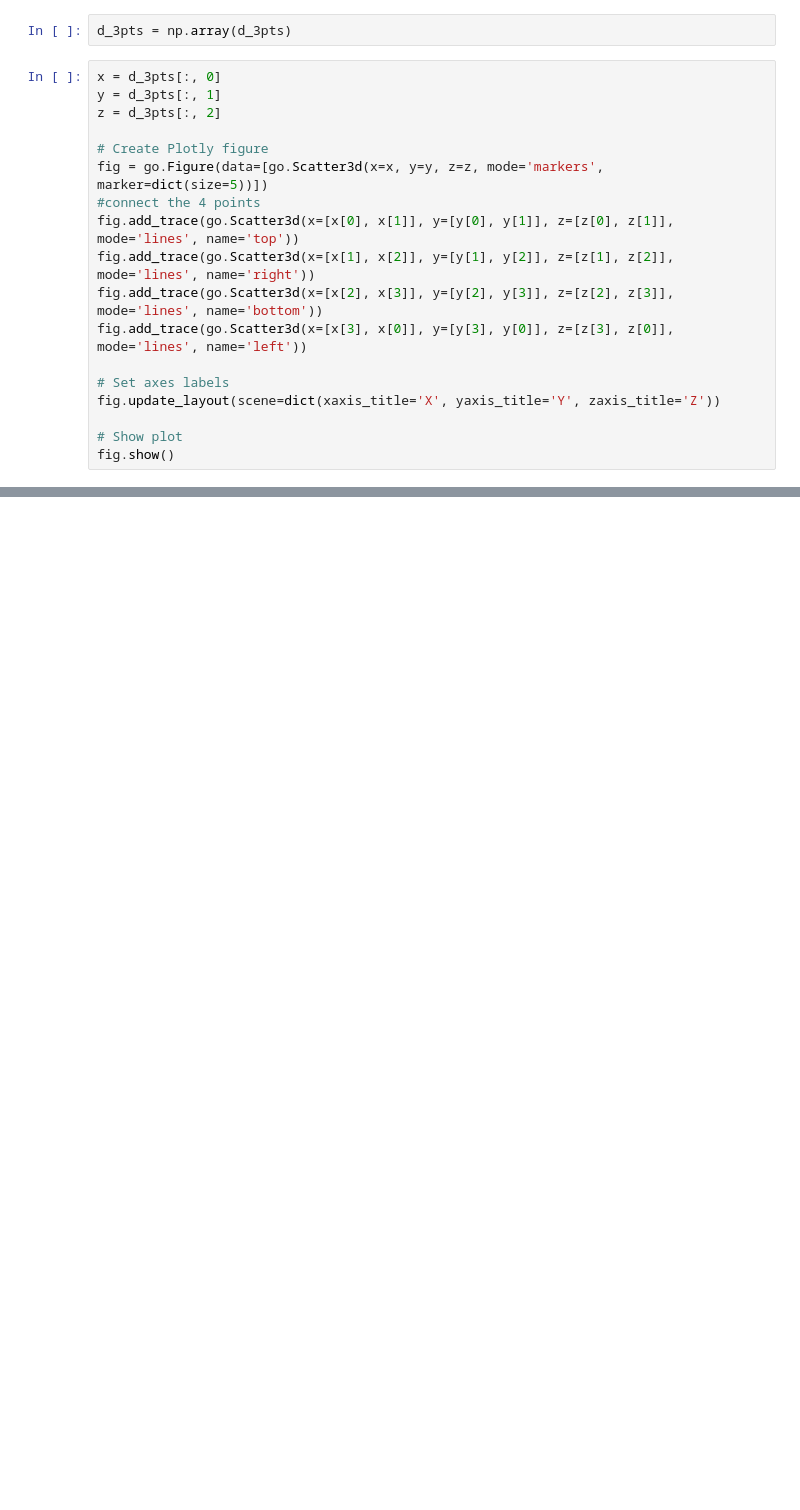
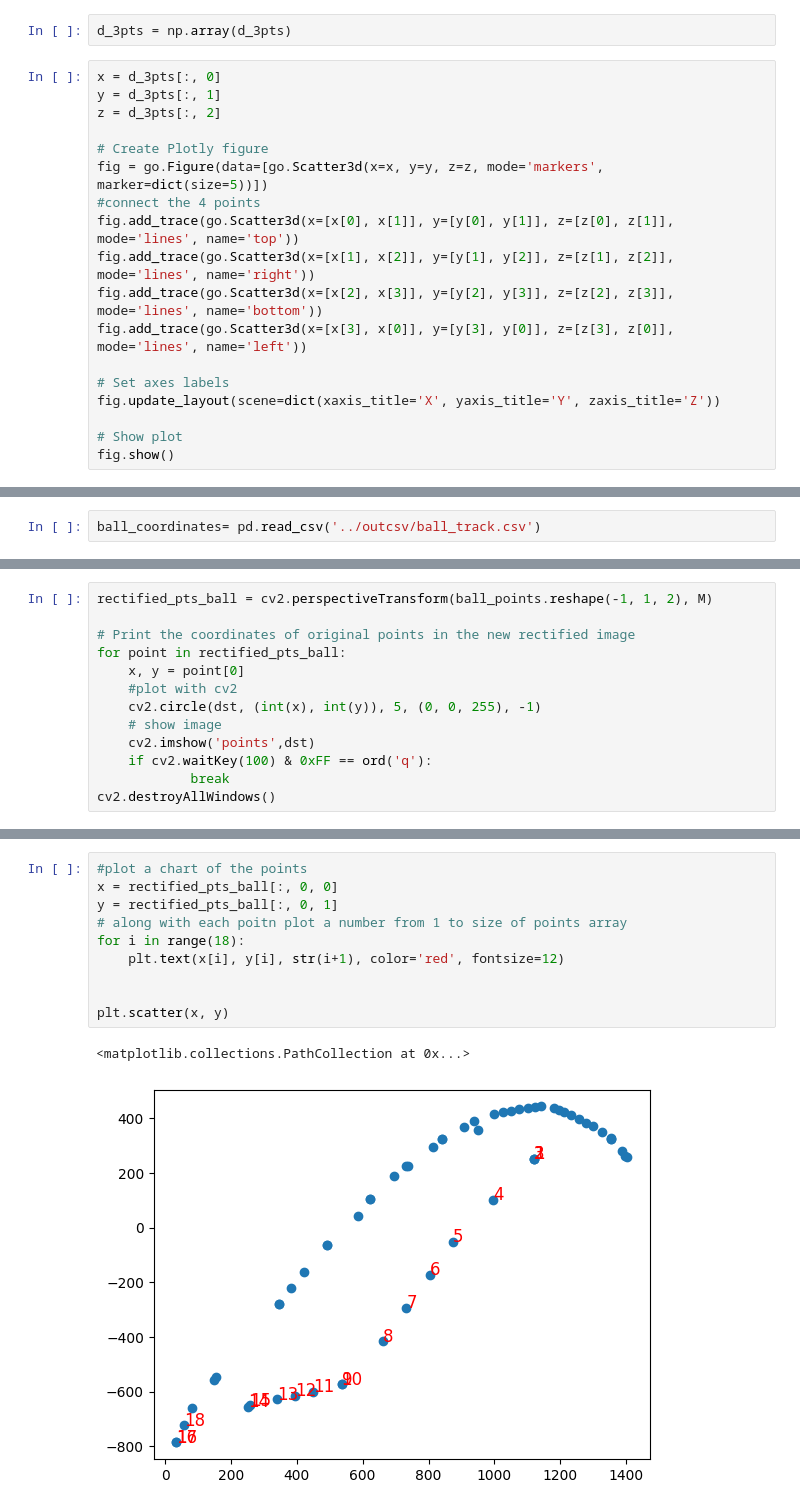
Before and after one commit to LorenzoAicardi/TennisBounceDetector, a Jupyter notebook: NoNN/3dmodel.ipynb, the cells around one changed output, grey strips where cells are left out. Saved outputs shown, nothing was run; the diff lists cells and outputs as text; blank space fills up the shorter version.

```diff
--- a/NoNN/3dmodel.ipynb
+++ b/NoNN/3dmodel.ipynb
@@ -211,0 +319,2 @@ for i in range(4):
+# %%
+ball_coordinates= pd.read_csv('../outcsv/ball_track.csv')
@@ -211,0 +429,13 @@ for i in range(4):
+# %%
+rectified_pts_ball = cv2.perspectiveTransform(ball_points.reshape(-1, 1, 2), M)
+
+# Print the coordinates of original points in the new rectified image
+for point in rectified_pts_ball:
+    x, y = point[0]
+    #plot with cv2
+    cv2.circle(dst, (int(x), int(y)), 5, (0, 0, 255), -1)
+    # show image
+    cv2.imshow('points',dst)
+    if cv2.waitKey(100) & 0xFF == ord('q'):
+            break
+cv2.destroyAllWindows()
@@ -211,0 +478,13 @@ for i in range(4):
+# %%
+#plot a chart of the points
+x = rectified_pts_ball[:, 0, 0]
+y = rectified_pts_ball[:, 0, 1]
+# along with each poitn plot a number from 1 to size of points array
+for i in range(18):
+    plt.text(x[i], y[i], str(i+1), color='red', fontsize=12)
+
+
+plt.scatter(x, y)
+# %% [output]
+<matplotlib.collections.PathCollection at 0x...>
+[figure, added]
```
Also changed, not shown: parts of 37 cells of this notebook.
